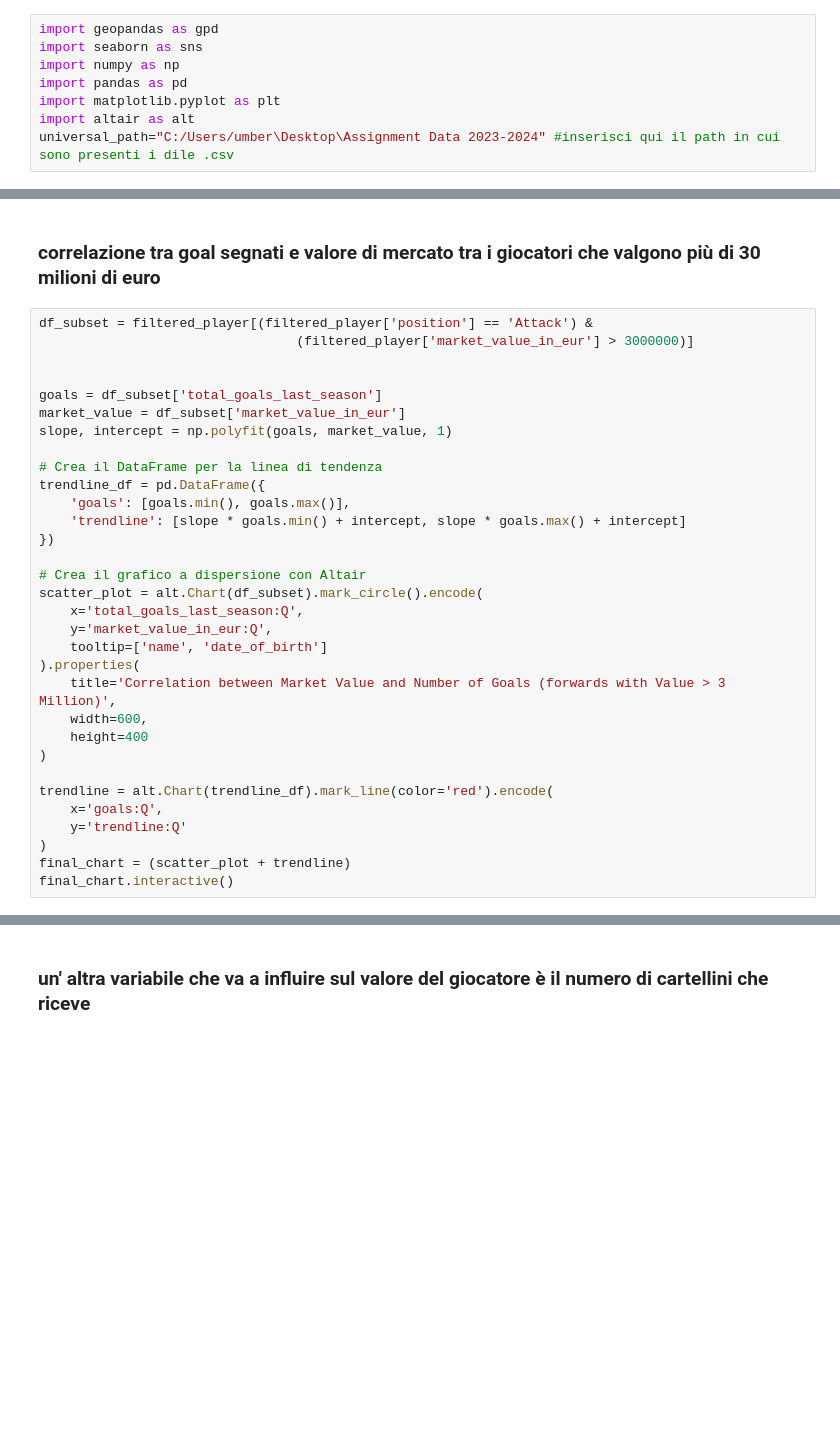
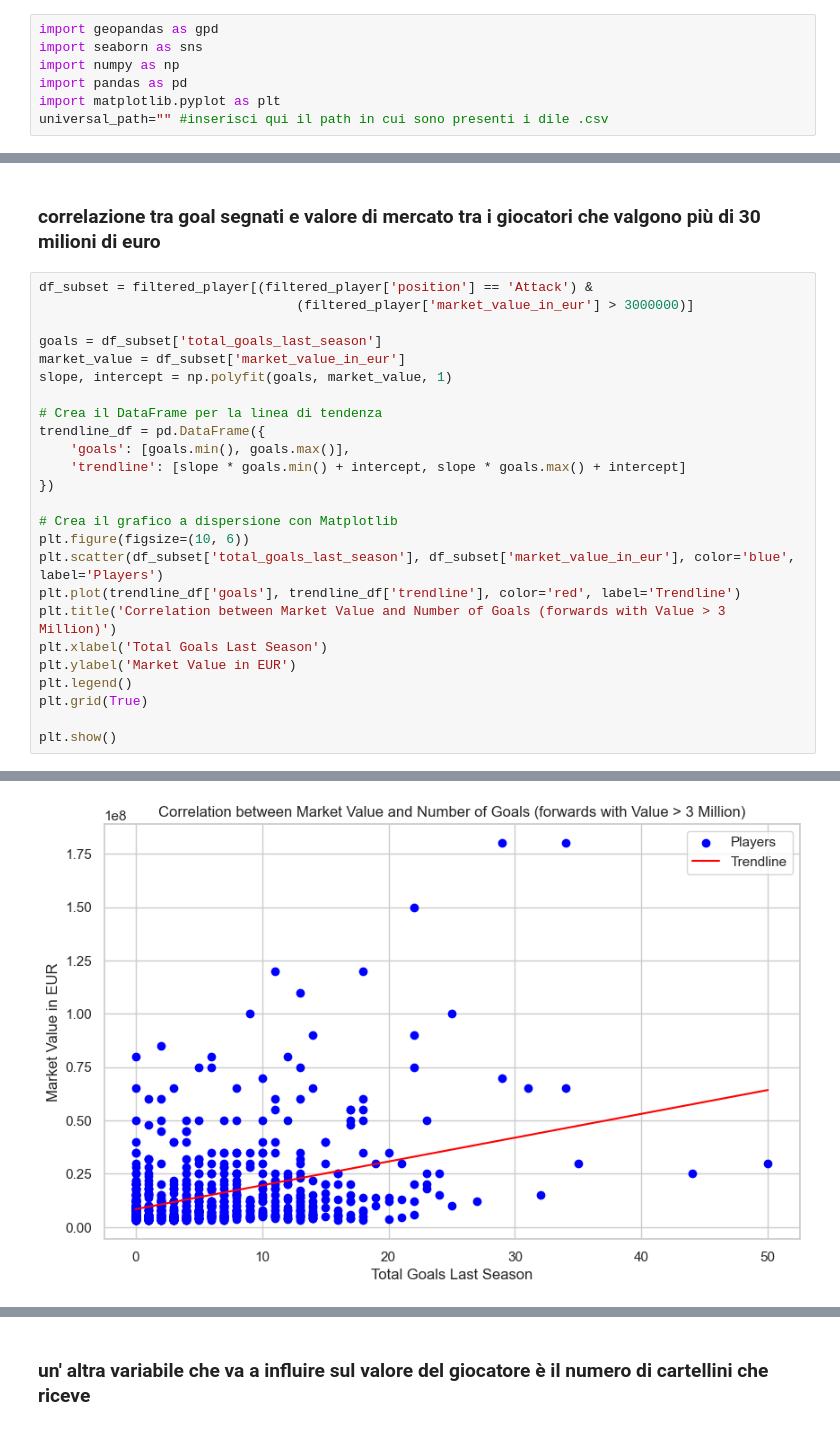
Before and after one commit to IUM-TWEB/Footbrawl, a Jupyter notebook: solution/DataAnalytics/Football_economy.ipynb, the cells around one changed output, grey strips where cells are left out. Cells and saved outputs as stored; diff of their text form; blank space fills up the shorter version.

Commit message:
Replaced graph that was giving problems displaying in Football_economy

```diff
--- a/solution/DataAnalytics/Football_economy.ipynb
+++ b/solution/DataAnalytics/Football_economy.ipynb
@@ -4,8 +4,7 @@ import seaborn as sns
 import numpy as np
 import pandas as pd
 import matplotlib.pyplot as plt
-import altair as alt
-universal_path="C:/Users/umber\Desktop\Assignment Data 2023-2024" #inserisci qui il path in cui sono presenti i dile .csv
+universal_path="" #inserisci qui il path in cui sono presenti i dile .csv
 # %%
 player_valuations_df=pd.read_csv(universal_path+'/player_valuations.csv')
 game_events_df=pd.read_csv(universal_path+'/game_events.csv')
@@ -322,7 +321,6 @@ plt.show()
 # %%
 df_subset = filtered_player[(filtered_player['position'] == 'Attack') &
                                  (filtered_player['market_value_in_eur'] > 3000000)]
-
 
 goals = df_subset['total_goals_last_season']
 market_value = df_subset['market_value_in_eur']
@@ -334,21 +332,15 @@ trendline_df = pd.DataFrame({
     'trendline': [slope * goals.min() + intercept, slope * goals.max() + intercept]
 })
 
-# Crea il grafico a dispersione con Altair
-scatter_plot = alt.Chart(df_subset).mark_circle().encode(
-    x='total_goals_last_season:Q',
-    y='market_value_in_eur:Q',
-    tooltip=['name', 'date_of_birth']
-).properties(
-    title='Correlation between Market Value and Number of Goals (forwards with Value > 3 Million)',
-    width=600,
-    height=400
-)
+# Crea il grafico a dispersione con Matplotlib
+plt.figure(figsize=(10, 6))
+plt.scatter(df_subset['total_goals_last_season'], df_subset['market_value_in_eur'], color='blue', label='Players')
+plt.plot(trendline_df['goals'], trendline_df['trendline'], color='red', label='Trendline')
+plt.title('Correlation between Market Value and Number of Goals (forwards with Value > 3 Million)')
+plt.xlabel('Total Goals Last Season')
+plt.ylabel('Market Value in EUR')
+plt.legend()
+plt.grid(True)
 
-trendline = alt.Chart(trendline_df).mark_line(color='red').encode(
-    x='goals:Q',
-    y='trendline:Q'
-)
-final_chart = (scatter_plot + trendline)
-final_chart.interactive()
+plt.show()
 # %% [output]
@@ -355,0 +347 @@ final_chart.interactive()
+[figure, added]
```
Also changed, not shown: parts of 3 cells of this notebook.
